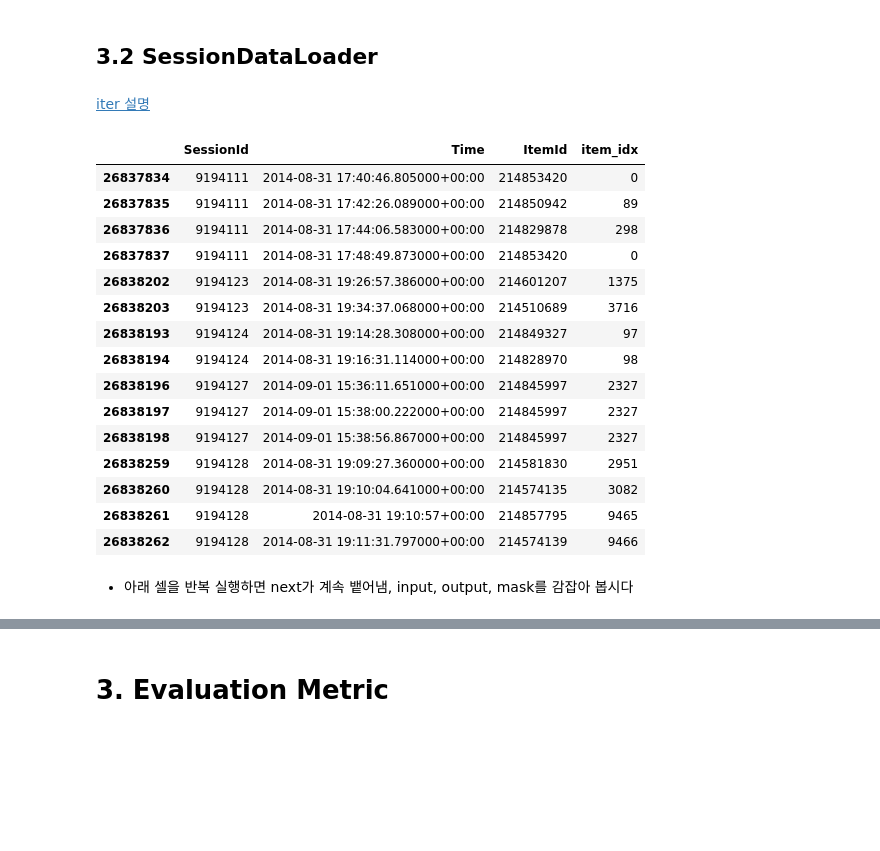
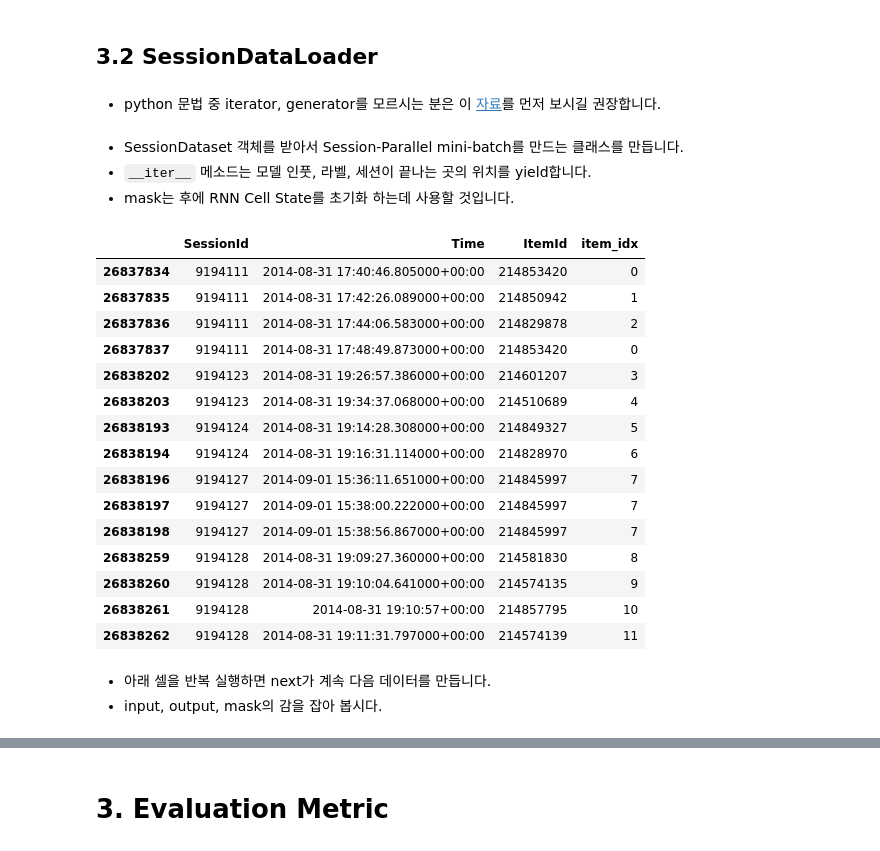
Before and after one commit to ZiminPark/SeqRec, a Jupyter notebook: 지금 이 상품을 클릭한 분들이 다음 상품도 클릭하고 있습니다.ipynb, the cells around one changed output, grey strips where cells are left out. Drawn from its saved outputs; the diff is of its cells as text; code cells hidden in the pictures; blank space fills up the shorter version.

```diff
--- a/지금 이 상품을 클릭한 분들이 다음 상품도 클릭하고 있습니다.ipynb
+++ b/지금 이 상품을 클릭한 분들이 다음 상품도 클릭하고 있습니다.ipynb
@@ -451,6 +451,12 @@ tr_dataset.session_idx
 array([      0,       1,       2, ..., 1243428, 1243429, 1243430])
 # %% [markdown]
 ## 3.2 SessionDataLoader
+# %% [markdown]
+- python 문법 중 iterator, generator를 모르시는 분은 이 [자료](https://dojang.io/mod/page/view.php?id=2405)를 먼저 보시길 권장합니다.
+# %% [markdown]
+- SessionDataset 객체를 받아서 Session-Parallel mini-batch를 만드는 클래스를 만듭니다.
+- `__iter__` 메소드는 모델 인풋, 라벨, 세션이 끝나는 곳의 위치를 yield합니다.
+- mask는 후에 RNN Cell State를 초기화 하는데 사용할 것입니다.
 # %%
 class SessionDataLoader:
     """Credit to yhs-968/pyGRU4REC."""
@@ -467,7 +473,7 @@ class SessionDataLoader:
             masks: Numpy array indicating the positions of the sessions to be terminated
         """
 
-        start, end, mask, last_session, finished = self.initialize()
+        start, end, mask, last_session, finished = self.initialize()  # initialize 메소드에서 확인해주세요.
         """
         start : Index Where Session Start
         end : Index Where Session End
@@ -485,50 +491,49 @@ class SessionDataLoader:
             start, end, mask, last_session, finished = self.update_status(start, end, min_len, last_session, finished)
 
     def initialize(self):
-        first_iters = np.arange(self.batch_size)
-        last_session = first_iters[-1]
-        start = self.dataset.click_offsets[self.dataset.session_idx[first_iters]]
-        end = self.dataset.click_offsets[self.dataset.session_idx[first_iters] + 1]
-        mask = []
-        finished = False
+        first_iters = np.arange(self.batch_size)  # 첫 배치에 사용할 세션 Index를 가져옵니다.
+        last_session = self.batch_size - 1  # 마지막으로 다루고 있는 세션 Index를 저장해둡니다.
+        start = self.dataset.click_offsets[self.dataset.session_idx[first_iters]]  # data 상에서 session이 시작된 위치를 가져옵니다.
+        end = self.dataset.click_offsets[self.dataset.session_idx[first_iters] + 1]  # session이 끝난 위치 바로 다음 위치를 가져옵니다.
+        mask = np.array([])  # session의 모든 아이템을 다 돌은 경우 mask에 추가해줄 것입니다.
+        finished = False  # data를 전부 돌았는지 기록하기 위한 변수입니다.
         return start, end, mask, last_session, finished
 
-    def update_status(self, start, end, min_len, last_session, finished):
-        start += min_len
+    def update_status(self, start: np.ndarray, end: np.ndarray, min_len: int, last_session: int, finished: bool):
+        # 다음 배치 데이터를 생성하기 위해 상태를 update합니다.
+
+        start += min_len  # __iter__에서 min_len 만큼 for문을 돌았으므로 start를 min_len 만큼 더해줍니다.
         mask = np.arange(self.batch_size)[(end - start) == 1]
+        # end는 다음 세션이 시작되는 위치인데 start와 한 칸 차이난다는 것은 session이 끝났다는 뜻입니다. mask에 기록해줍니다.
 
-        for i, idx in enumerate(mask, start=1):
+        for i, idx in enumerate(mask, start=1): # mask에 추가된 세션 개수만큼 새로운 세션을 돌것입니다.
             new_session = last_session + i
-            if new_session > self.dataset.session_idx[-1]:
+            if new_session > self.dataset.session_idx[-1]:  # 만약 새로운 세션이 마지막 세션 index보다 크다면 모든 학습데이터를 돈 것입니다.
                 finished = True
                 break
             # update the next starting/ending point
-            start[idx] = self.dataset.click_offsets[self.dataset.session_idx[new_session]]
+            start[idx] = self.dataset.click_offsets[self.dataset.session_idx[new_session]]  # 종료된 세션 대신 새로운 세션의 시작점을 기록합니다.
             end[idx] = self.dataset.click_offsets[self.dataset.session_idx[new_session] + 1]
 
-        last_session += len(mask)
+        last_session += len(mask)  # 마지막 세션의 위치를 기록해둡니다.
         return start, end, mask, last_session, finished
-# %% [markdown]
-[iter 설명](https://dojang.io/mod/page/view.php?id=2405)
 # %%
 tr_data_loader = SessionDataLoader(tr_dataset, batch_size=4)
-iter_ex = tr_data_loader.__iter__()
-
 tr_dataset.df.head(15)
 # %% [output]
 |  | SessionId | Time | ItemId | item_idx |
 | 26837834 | 9194111 | 2014-08-31 17:40:46.805000+00:00 | 214853420 | 0 |
-| 26837835 | 9194111 | 2014-08-31 17:42:26.089000+00:00 | 214850942 | 89 |
-| 26837836 | 9194111 | 2014-08-31 17:44:06.583000+00:00 | 214829878 | 298 |
+| 26837835 | 9194111 | 2014-08-31 17:42:26.089000+00:00 | 214850942 | 1 |
+| 26837836 | 9194111 | 2014-08-31 17:44:06.583000+00:00 | 214829878 | 2 |
 | 26837837 | 9194111 | 2014-08-31 17:48:49.873000+00:00 | 214853420 | 0 |
-| 26838202 | 9194123 | 2014-08-31 19:26:57.386000+00:00 | 214601207 | 1375 |
-| 26838203 | 9194123 | 2014-08-31 19:34:37.068000+00:00 | 214510689 | 3716 |
-| 26838193 | 9194124 | 2014-08-31 19:14:28.308000+00:00 | 214849327 | 97 |
-| 26838194 | 9194124 | 2014-08-31 19:16:31.114000+00:00 | 214828970 | 98 |
-| 26838196 | 9194127 | 2014-09-01 15:36:11.651000+00:00 | 214845997 | 2327 |
-| 26838197 | 9194127 | 2014-09-01 15:38:00.222000+00:00 | 214845997 | 2327 |
-| 26838198 | 9194127 | 2014-09-01 15:38:56.867000+00:00 | 214845997 | 2327 |
-| 26838259 | 9194128 | 2014-08-31 19:09:27.360000+00:00 | 214581830 | 2951 |
-| 26838260 | 9194128 | 2014-08-31 19:10:04.641000+00:00 | 214574135 | 3082 |
-| 26838261 | 9194128 | 2014-08-31 19:10:57+00:00 | 214857795 | 9465 |
-| 26838262 | 9194128 | 2014-08-31 19:11:31.797000+00:00 | 214574139 | 9466 |
+| 26838202 | 9194123 | 2014-08-31 19:26:57.386000+00:00 | 214601207 | 3 |
+| 26838203 | 9194123 | 2014-08-31 19:34:37.068000+00:00 | 214510689 | 4 |
+| 26838193 | 9194124 | 2014-08-31 19:14:28.308000+00:00 | 214849327 | 5 |
+| 26838194 | 9194124 | 2014-08-31 19:16:31.114000+00:00 | 214828970 | 6 |
+| 26838196 | 9194127 | 2014-09-01 15:36:11.651000+00:00 | 214845997 | 7 |
+| 26838197 | 9194127 | 2014-09-01 15:38:00.222000+00:00 | 214845997 | 7 |
+| 26838198 | 9194127 | 2014-09-01 15:38:56.867000+00:00 | 214845997 | 7 |
+| 26838259 | 9194128 | 2014-08-31 19:09:27.360000+00:00 | 214581830 | 8 |
+| 26838260 | 9194128 | 2014-08-31 19:10:04.641000+00:00 | 214574135 | 9 |
+| 26838261 | 9194128 | 2014-08-31 19:10:57+00:00 | 214857795 | 10 |
+| 26838262 | 9194128 | 2014-08-31 19:11:31.797000+00:00 | 214574139 | 11 |
@@ -535,5 +542,6 @@ tr_dataset.df.head(15)
 # %% [markdown]
-- 아래 셀을 반복 실행하면 next가 계속 뱉어냄, input, output, mask를 감잡아 봅시다
+- 아래 셀을 반복 실행하면 next가 계속 다음 데이터를 만듭니다.
+- input, output, mask의 감을 잡아 봅시다.
 # %%
 inputs, labels, mask =  next(iter_ex)
 print(f'Model Input Item Idx are : {inputs}')
```
Also changed, not shown: parts of 3 cells of this notebook, 1 other file.
